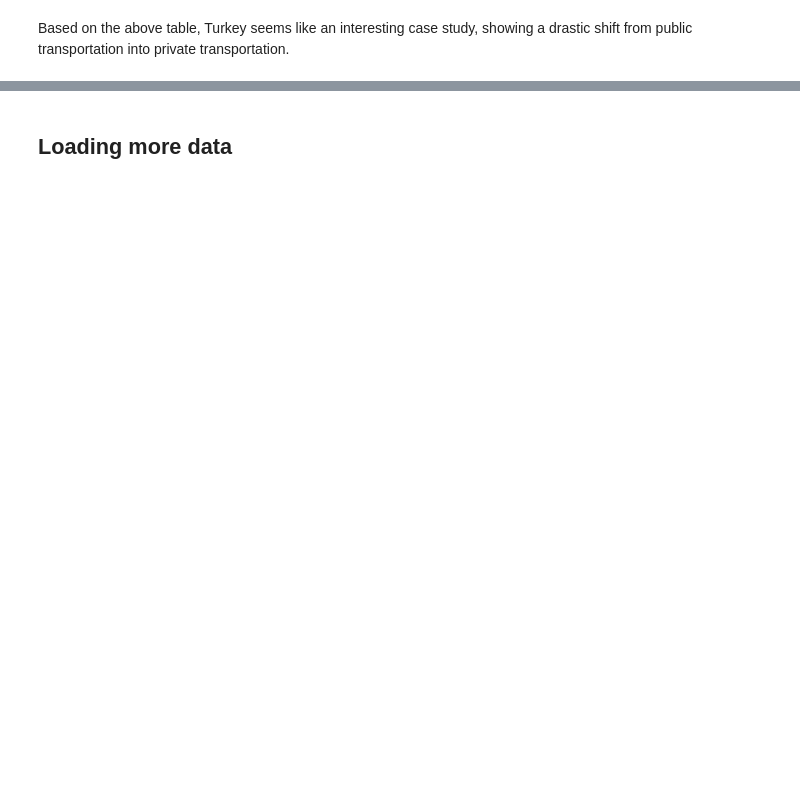
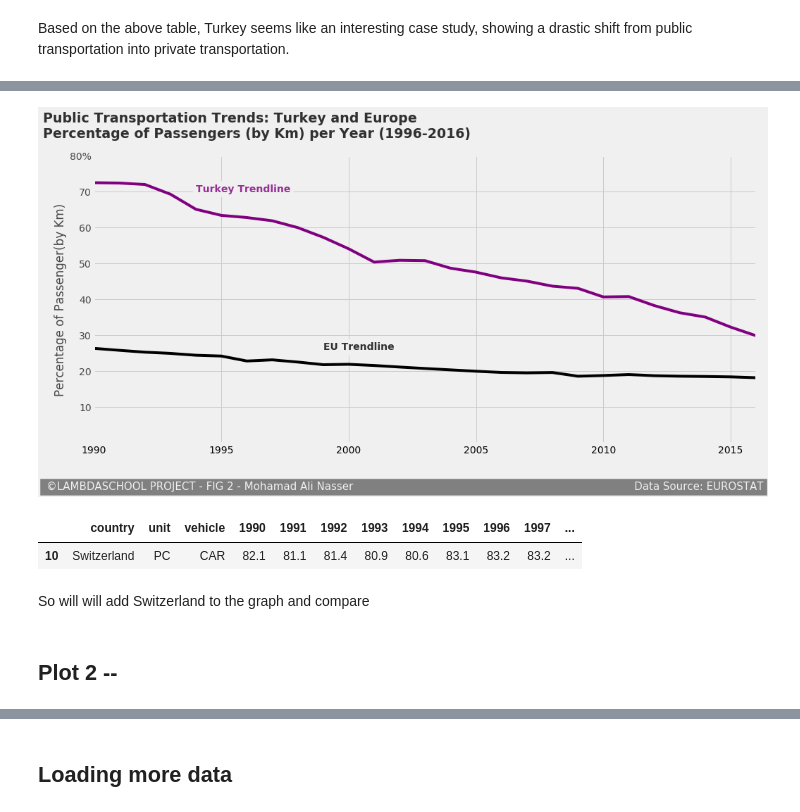
Before and after one commit to mohamad-ali-nasser/EU-Transporation-CO2-Data, a Jupyter notebook: Project.ipynb, the cells around one changed output, grey strips where cells are left out. Cells and saved outputs as stored; diff of their text form; code cells hidden in the pictures; blank space fills up the shorter version.

```diff
--- a/Project.ipynb
+++ b/Project.ipynb
@@ -153,0 +229,30 @@ Name: total_mean, dtype: float64
+# %%
+plt.style.use('fivethirtyeight') # choose the 538 style
+
+ax = public_transport['eu_mean'].plot(figsize = (15,7), color = 'black') ### EU
+ax1 = turkey['public_transport'].plot(figsize = (15,7), color = 'purple') ### Turkey
+
+# Set y ticks
+plt.yticks([ 0, 10, 20, 30, 40, 50, 60, 70, 80])
+ax.set_yticklabels(labels = ['','10', '20', '30', '40','50','60','70','80%'], alpha =0.7)
+
+# Add labels to lines
+ax.text(x = 4, y = 70, s = 'Turkey Trendline', color = 'purple', weight = 'bold',
+               backgroundcolor = '#f0f0f0', alpha = 0.8)
+ax1.text(x = 9, y = 26, s = 'EU Trendline', color = 'black', weight = 'bold',
+               backgroundcolor = '#f0f0f0', alpha = 0.8)
+
+# Title, xy labels and text
+plt.ylabel('Percentage of Passenger(by Km)', alpha = 0.7)
+ax.text(x = -2, y = 85, s = 'Public Transportation Trends: Turkey and Europe \nPercentage of Passengers (by Km) per Year (1996-2016)', fontsize = 19, color= 'black', alpha = 0.8,fontweight ='bold' )
+plt.text(x = -2, y = -13, s = ' ©LAMBDASCHOOL PROJECT - FIG 2 - Mohamad Ali Nasser                                                                                    Data Source: EUROSTAT', fontsize = 15, color= '#f0f0f0', backgroundcolor = 'grey')
+plt.show()
+# %% [output]
+[figure, added]
+# %%
+df.loc[df['vehicle'] == 'CAR'].nsmallest(1, ['Percentage_of_change'])  # Chooing the countyr that underwent the largest negative change in cars.
+# %% [output]
+|  | country | unit | vehicle | 1990 | 1991 | 1992 | 1993 | 1994 | 1995 | 1996 | 1997 | ... |
+| 10 | Switzerland | PC | CAR | 82.1 | 81.1 | 81.4 | 80.9 | 80.6 | 83.1 | 83.2 | 83.2 | ... |
+# %% [markdown]
+So will will add Switzerland to the graph and compare
@@ -154,3 +265,5 @@ Name: total_mean, dtype: float64
+# %% [markdown]
+## Plot 2 --
 # %%
 plt.style.use('fivethirtyeight') # choose the 538 style
 
```
Also changed, not shown: parts of 107 cells of this notebook.
